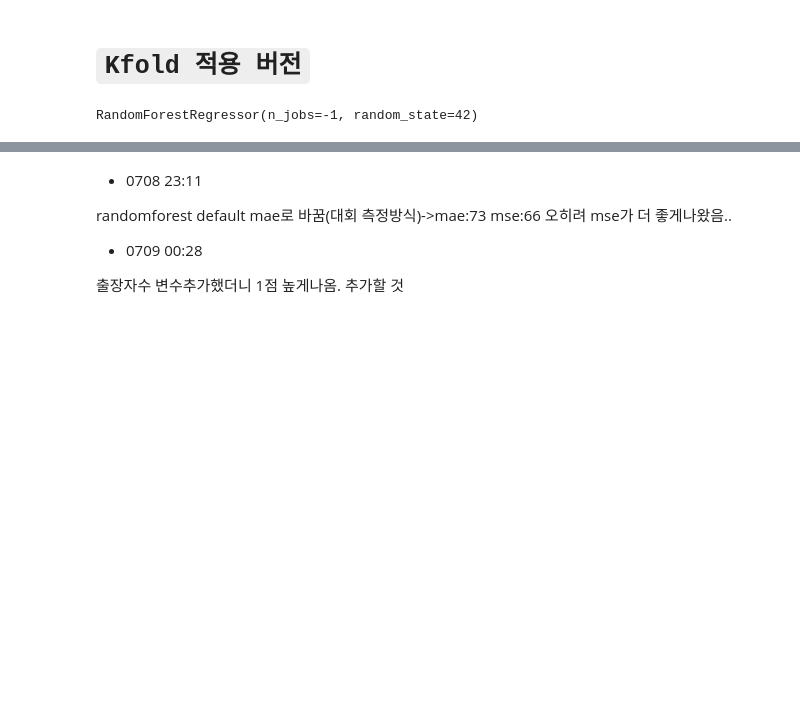
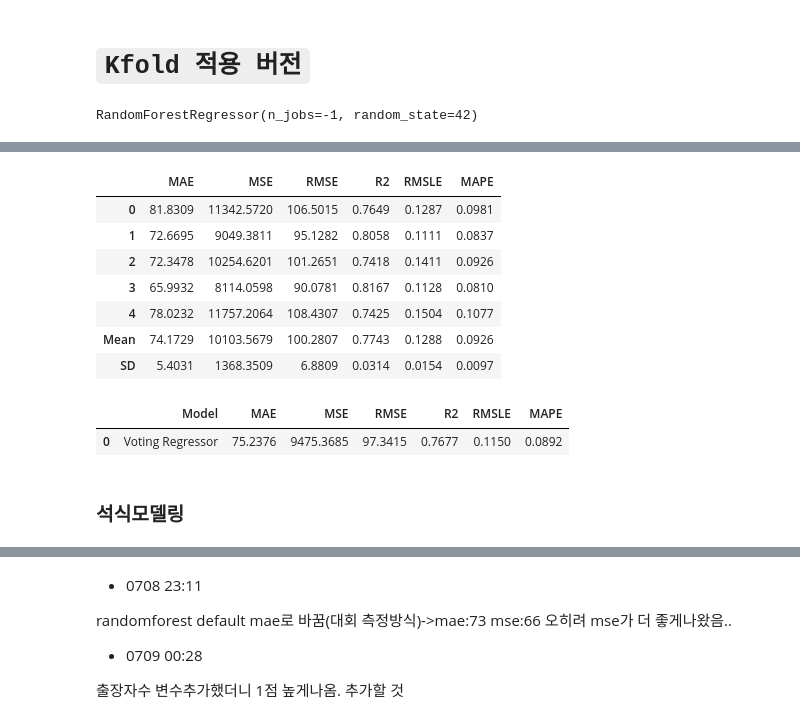
Before and after one commit to JBNU-JBIG/DACON-The_number_of_diners_in_the_cafeteria_Prediction, a Jupyter notebook: 0708_[베이스라인] 수정본.ipynb, the cells around one changed output, grey strips where cells are left out. Saved outputs shown, nothing was run; the diff lists cells and outputs as text; code cells hidden in the pictures; blank space fills up the shorter version.

```diff
--- a/0708_[베이스라인] 수정본.ipynb
+++ b/0708_[베이스라인] 수정본.ipynb
@@ -378,0 +382,7 @@ submission.to_csv('baselinemonth.csv', index=False)
+# %%
+# 메뉴
+train_lunch = pd.concat([x1_train, train['중식계']], axis = 1) # concat cbind 역할
+train_dinner = pd.concat([x2_train, train['석식계']], axis = 1)
+test_lunch = pd.concat([x1_test], axis = 1)
+test_dinner = pd.concat([x2_test], axis = 1)
+print('done')
@@ -378,0 +437,23 @@ submission.to_csv('baselinemonth.csv', index=False)
+# %%
+blended_l = blend_models(estimator_list= best_5_l, fold=5, optimize='MAE')
+pred_holdout = predict_model(blended_l)
+final_model_l = finalize_model(blended_l)
+pred_esb_l = predict_model(final_model_l, test_lunch)
+
+pred_esb_l['Label']
+
+submission_esb = pd.read_csv('G:\내 드라이브\Github\Dacon_Prediction-of-number-AI/sample_submission.csv')
+submission_esb['중식계'] = pred_esb_l['Label']
+# %% [output]
+|  | MAE | MSE | RMSE | R2 | RMSLE | MAPE |
+| 0 | 81.8309 | 11342.5720 | 106.5015 | 0.7649 | 0.1287 | 0.0981 |
+| 1 | 72.6695 | 9049.3811 | 95.1282 | 0.8058 | 0.1111 | 0.0837 |
+| 2 | 72.3478 | 10254.6201 | 101.2651 | 0.7418 | 0.1411 | 0.0926 |
+| 3 | 65.9932 | 8114.0598 | 90.0781 | 0.8167 | 0.1128 | 0.0810 |
+| 4 | 78.0232 | 11757.2064 | 108.4307 | 0.7425 | 0.1504 | 0.1077 |
+| Mean | 74.1729 | 10103.5679 | 100.2807 | 0.7743 | 0.1288 | 0.0926 |
+| SD | 5.4031 | 1368.3509 | 6.8809 | 0.0314 | 0.0154 | 0.0097 |
+|  | Model | MAE | MSE | RMSE | R2 | RMSLE | MAPE |
+| 0 | Voting Regressor | 75.2376 | 9475.3685 | 97.3415 | 0.7677 | 0.1150 | 0.0892 |
+# %% [markdown]
+### 석식모델링
```
Also changed, not shown: parts of 14 cells of this notebook, 7 other files.
